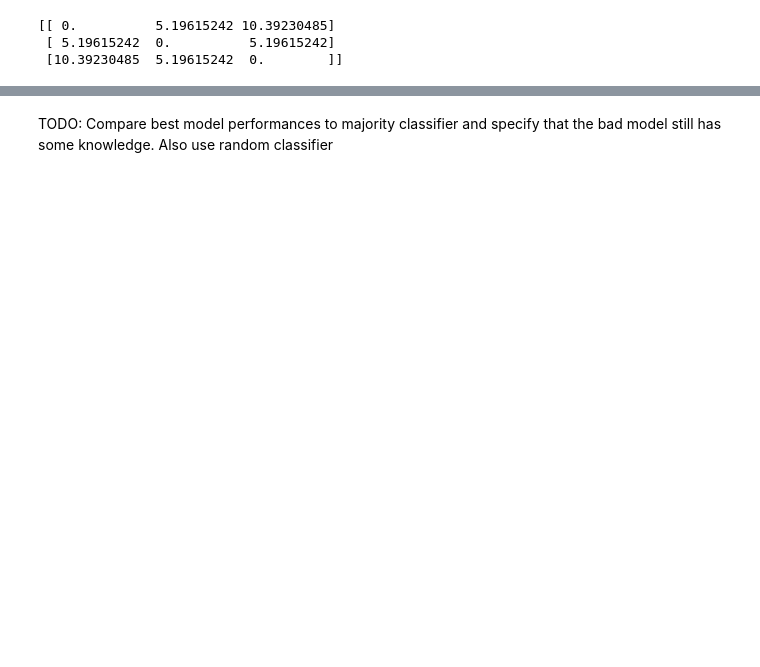
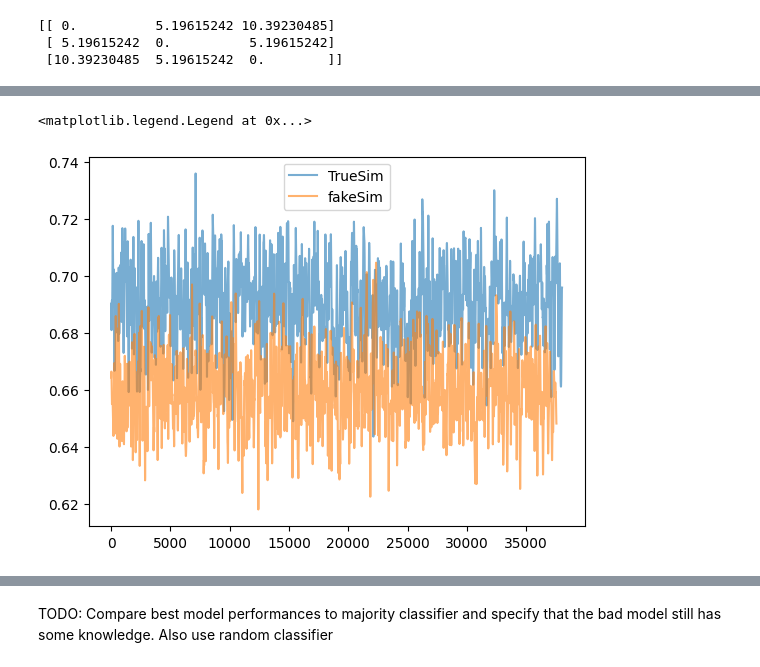
Before and after one commit to strojanski/diploma, a Jupyter notebook: rework/openset_evaluation/openset_performance.ipynb, the cells around one changed output, grey strips where cells are left out. Drawn from its saved outputs; the diff is of its cells as text; code cells hidden in the pictures; blank space fills up the shorter version.

```diff
--- a/rework/openset_evaluation/openset_performance.ipynb
+++ b/rework/openset_evaluation/openset_performance.ipynb
@@ -247,3 +245,13 @@ print(acc, recall, precision, f1)
+# %%
+import matplotlib.pyplot as plt
+from scipy.ndimage import gaussian_filter
+
+plt.plot(gaussian_filter(true_pairs, sigma=20), label="TrueSim", alpha=.6)
+plt.plot(gaussian_filter(fake_pairs, sigma=20), label="fakeSim", alpha=.6)
+plt.legend()
+# %% [output]
+<matplotlib.legend.Legend at 0x...>
+[figure, added]
 # %%
 print(n_correct / len(open_dataset))
 # %% [output]
```
Also changed, not shown: parts of 19 cells of this notebook, 39 other files.
